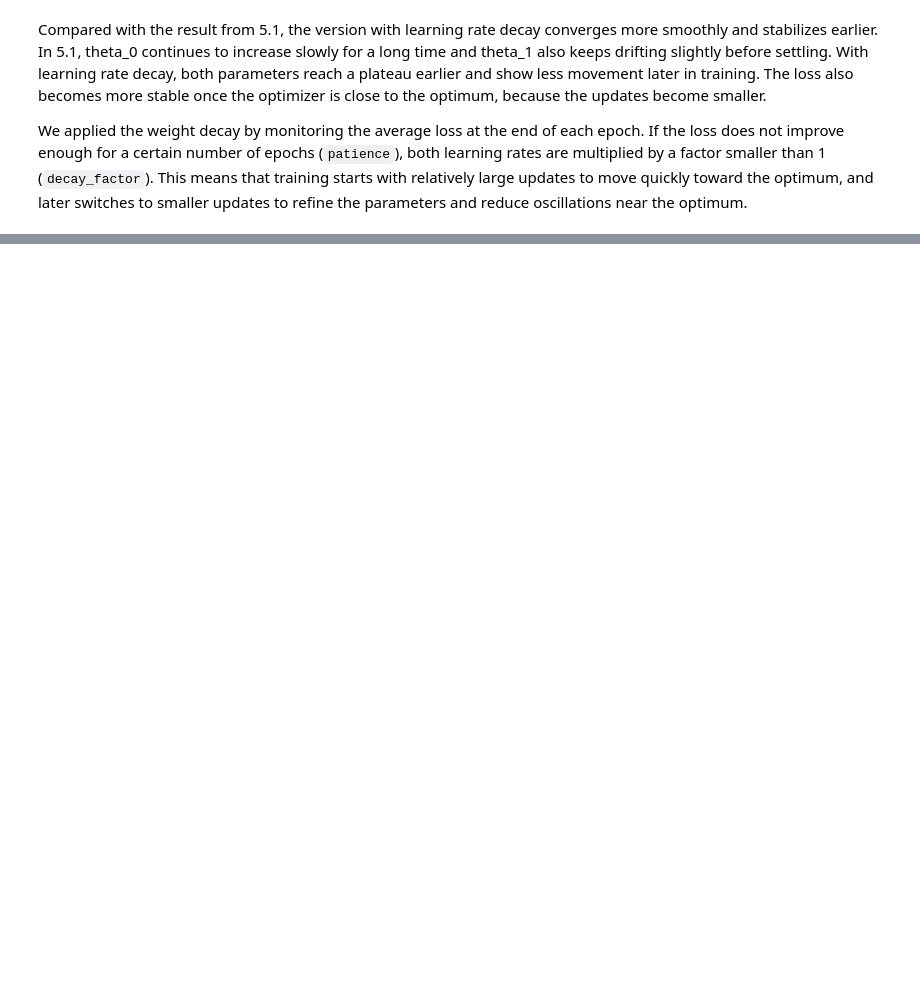
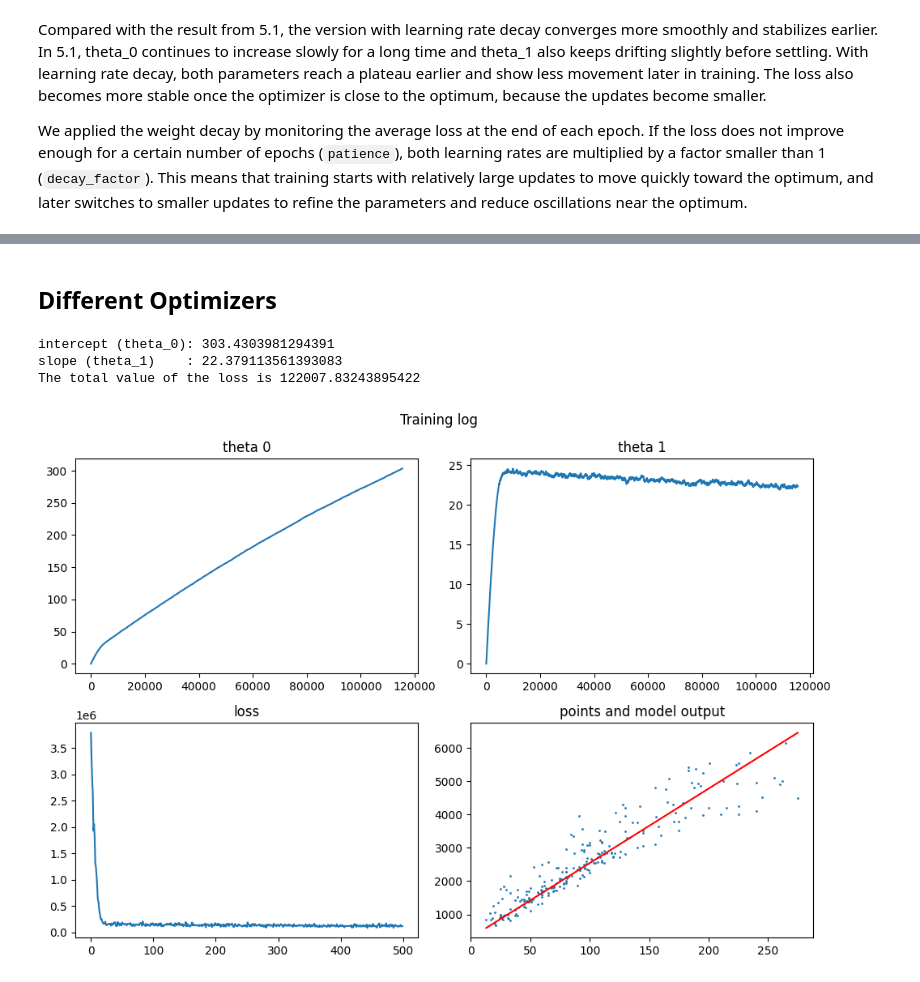
Before and after one commit to lacsapk/PW01, a Jupyter notebook: PW02/MPW2-moodle-input/student-input/cg-linear-regression-stud.ipynb, the cells around one changed output, grey strips where cells are left out. Cells and saved outputs as stored; diff of their text form; code cells hidden in the pictures; blank space fills up the shorter version.

```diff
--- a/PW02/MPW2-moodle-input/student-input/cg-linear-regression-stud.ipynb
+++ b/PW02/MPW2-moodle-input/student-input/cg-linear-regression-stud.ipynb
@@ -683,0 +778,73 @@ We applied the weight decay by monitoring the average loss at the end of each ep
+# %% [markdown]
+## Different Optimizers
+# %%
+alpha = 0.01          # learning rate for Adam
+epochs = 500          # number of epochs
+
+# Adam parameters
+beta_momentum = 0.9
+beta_rmsprop = 0.999
+epsilon = 1e-8
+
+N = len(living_area)
+t0 = 0.0
+t1 = 0.0
+momentum_t0 = 0.0
+momentum_t1 = 0.0
+squared_grad_t0 = 0.0
+squared_grad_t1 = 0.0
+step_count = 0
+
+loss_evolution = []
+t0_evolution = []
+t1_evolution = []
+
+for epoch in range(epochs):
+    n_steps = N
+    epoch_loss = 0.0
+
+    for step in range(n_steps):
+        n = random.choice(range(0, N))
+        cg.reset_values()
+        cg.forward([living_area[n], t0, t1, rent_price[n]])
+        cg.backward()
+
+        step_count += 1
+
+        grad_t0 = theta_0.grad_v
+        grad_t1 = theta_1.grad_v
+
+        # Momentum part: same principle as in 5.2, but with Adam's exponential average
+        momentum_t0 = beta_momentum * momentum_t0 + (1 - beta_momentum) * grad_t0
+        momentum_t1 = beta_momentum * momentum_t1 + (1 - beta_momentum) * grad_t1
+
+        # RMSProp part: keeps memory of squared gradients to adapt the step size
+        squared_grad_t0 = beta_rmsprop * squared_grad_t0 + (1 - beta_rmsprop) * grad_t0**2
+        squared_grad_t1 = beta_rmsprop * squared_grad_t1 + (1 - beta_rmsprop) * grad_t1**2
+
+        # Bias correction because both moving averages start at zero
+        momentum_t0_corrected = momentum_t0 / (1 - beta_momentum**step_count)
+        momentum_t1_corrected = momentum_t1 / (1 - beta_momentum**step_count)
+        squared_grad_t0_corrected = squared_grad_t0 / (1 - beta_rmsprop**step_count)
+        squared_grad_t1_corrected = squared_grad_t1 / (1 - beta_rmsprop**step_count)
+
+        t0 = t0 - alpha * momentum_t0_corrected / (np.sqrt(squared_grad_t0_corrected) + epsilon)
+        t1 = t1 - alpha * momentum_t1_corrected / (np.sqrt(squared_grad_t1_corrected) + epsilon)
+
+        epoch_loss += j.v
+        t0_evolution.append(t0)
+        t1_evolution.append(t1)
+
+    loss_evolution.append(epoch_loss / n_steps)
+
+print("intercept (theta_0):", t0)
+print("slope (theta_1)    :", t1)
+y_hat = t0 + t1 * living_area
+J = mse_loss(y_hat, rent_price)
+print("The total value of the loss is", J)
+plot_training_log(loss_evolution, t0_evolution, t1_evolution, living_area, rent_price)
+# %% [output]
+intercept (theta_0): 303.4303981294391
+slope (theta_1)    : 22.379113561393083
+The total value of the loss is 122007.83243895422
+[figure, added]
```
Also changed, not shown: parts of 20 cells of this notebook, 2 other files.
